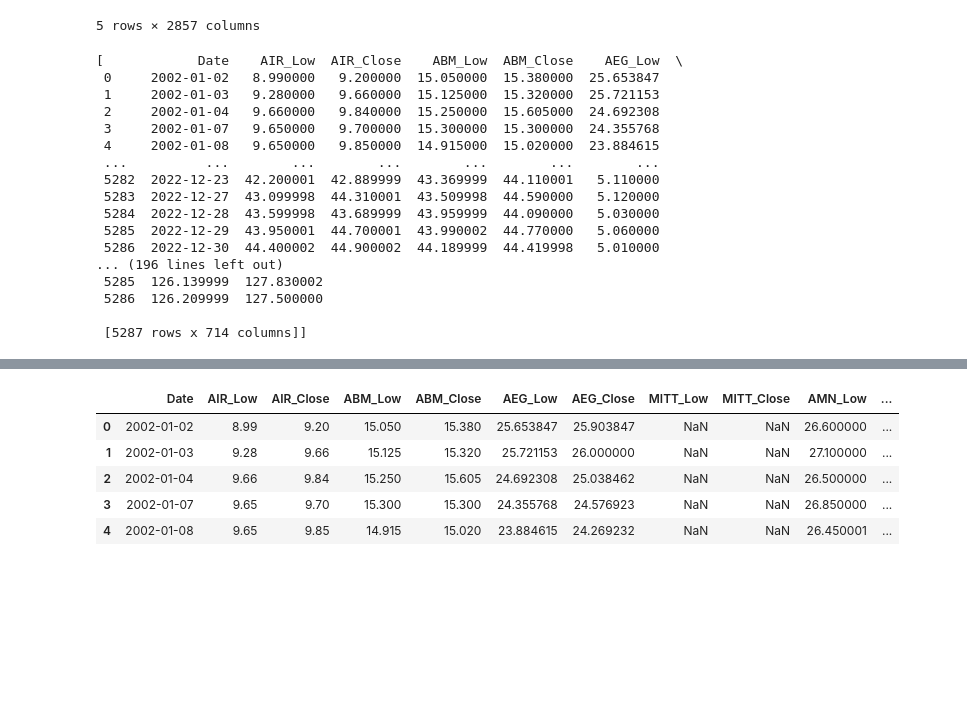
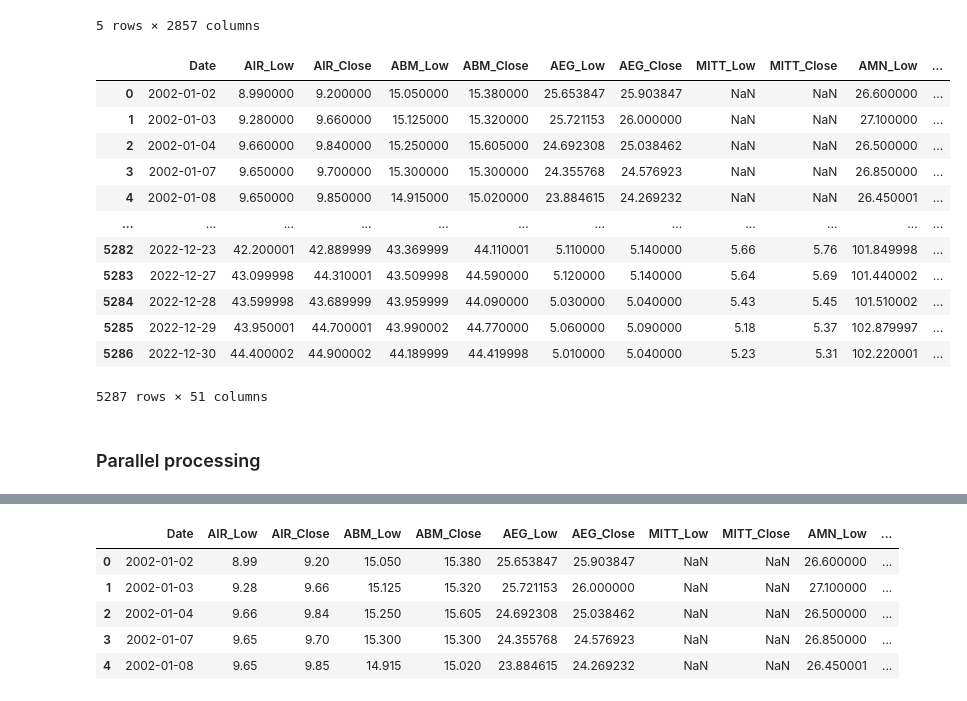
Before and after one commit to ryanlxz/backtesting, a Jupyter notebook: notebooks/test.ipynb, the cells around one changed output, grey strips where cells are left out. Drawn from its saved outputs; the diff is of its cells as text; code cells hidden in the pictures; blank space fills up the shorter version.

Commit message:
completed macd parallel processing

```diff
--- a/notebooks/test.ipynb
+++ b/notebooks/test.ipynb
@@ -201,27 +214,22 @@ df.head()
 | 3 | 2002-01-07 | 9.65 | 9.70 | 15.300 | 15.300 | 24.355768 | 24.576923 | NaN | NaN | 26.850000 | ... |
 | 4 | 2002-01-08 | 9.65 | 9.85 | 14.915 | 15.020 | 23.884615 | 24.269232 | NaN | NaN | 26.450001 | ... |
 5 rows × 2857 columns
-# %%
-# prepare dataset for backtesting by splitting it into 4 equal parts, before inputting for dask parallel processing
-n_parts = 4
-split_points = np.array_split(np.arange(df.shape[1]), n_parts)
-dfs = [df.iloc[:, split_points[i]] for i in range(n_parts)]
-dfs
-# %% [output]
-[            Date    AIR_Low  AIR_Close    ABM_Low  ABM_Close    AEG_Low  \
- 0     2002-01-02   8.990000   9.200000  15.050000  15.380000  25.653847
- 1     2002-01-03   9.280000   9.660000  15.125000  15.320000  25.721153
- 2     2002-01-04   9.660000   9.840000  15.250000  15.605000  24.692308
- 3     2002-01-07   9.650000   9.700000  15.300000  15.300000  24.355768
- 4     2002-01-08   9.650000   9.850000  14.915000  15.020000  23.884615
- ...          ...        ...        ...        ...        ...        ...
- 5282  2022-12-23  42.200001  42.889999  43.369999  44.110001   5.110000
- 5283  2022-12-27  43.099998  44.310001  43.509998  44.590000   5.120000
- 5284  2022-12-28  43.599998  43.689999  43.959999  44.090000   5.030000
- 5285  2022-12-29  43.950001  44.700001  43.990002  44.770000   5.060000
- 5286  2022-12-30  44.400002  44.900002  44.189999  44.419998   5.010000
-... (196 lines left out)
- 5285  126.139999  127.830002
- 5286  126.209999  127.500000
-
- [5287 rows x 714 columns]]
+# %%
+df= df.iloc[:,:51]
+df
+# %% [output]
+|  | Date | AIR_Low | AIR_Close | ABM_Low | ABM_Close | AEG_Low | AEG_Close | MITT_Low | MITT_Close | AMN_Low | ... |
+| 0 | 2002-01-02 | 8.990000 | 9.200000 | 15.050000 | 15.380000 | 25.653847 | 25.903847 | NaN | NaN | 26.600000 | ... |
+| 1 | 2002-01-03 | 9.280000 | 9.660000 | 15.125000 | 15.320000 | 25.721153 | 26.000000 | NaN | NaN | 27.100000 | ... |
+| 2 | 2002-01-04 | 9.660000 | 9.840000 | 15.250000 | 15.605000 | 24.692308 | 25.038462 | NaN | NaN | 26.500000 | ... |
+| 3 | 2002-01-07 | 9.650000 | 9.700000 | 15.300000 | 15.300000 | 24.355768 | 24.576923 | NaN | NaN | 26.850000 | ... |
+| 4 | 2002-01-08 | 9.650000 | 9.850000 | 14.915000 | 15.020000 | 23.884615 | 24.269232 | NaN | NaN | 26.450001 | ... |
+| ... | ... | ... | ... | ... | ... | ... | ... | ... | ... | ... | ... |
+| 5282 | 2022-12-23 | 42.200001 | 42.889999 | 43.369999 | 44.110001 | 5.110000 | 5.140000 | 5.66 | 5.76 | 101.849998 | ... |
+| 5283 | 2022-12-27 | 43.099998 | 44.310001 | 43.509998 | 44.590000 | 5.120000 | 5.140000 | 5.64 | 5.69 | 101.440002 | ... |
+| 5284 | 2022-12-28 | 43.599998 | 43.689999 | 43.959999 | 44.090000 | 5.030000 | 5.040000 | 5.43 | 5.45 | 101.510002 | ... |
+| 5285 | 2022-12-29 | 43.950001 | 44.700001 | 43.990002 | 44.770000 | 5.060000 | 5.090000 | 5.18 | 5.37 | 102.879997 | ... |
+| 5286 | 2022-12-30 | 44.400002 | 44.900002 | 44.189999 | 44.419998 | 5.010000 | 5.040000 | 5.23 | 5.31 | 102.220001 | ... |
+5287 rows × 51 columns
+# %% [markdown]
+### Parallel processing
```
Also changed, not shown: parts of 5 cells of this notebook, 3 other files.
